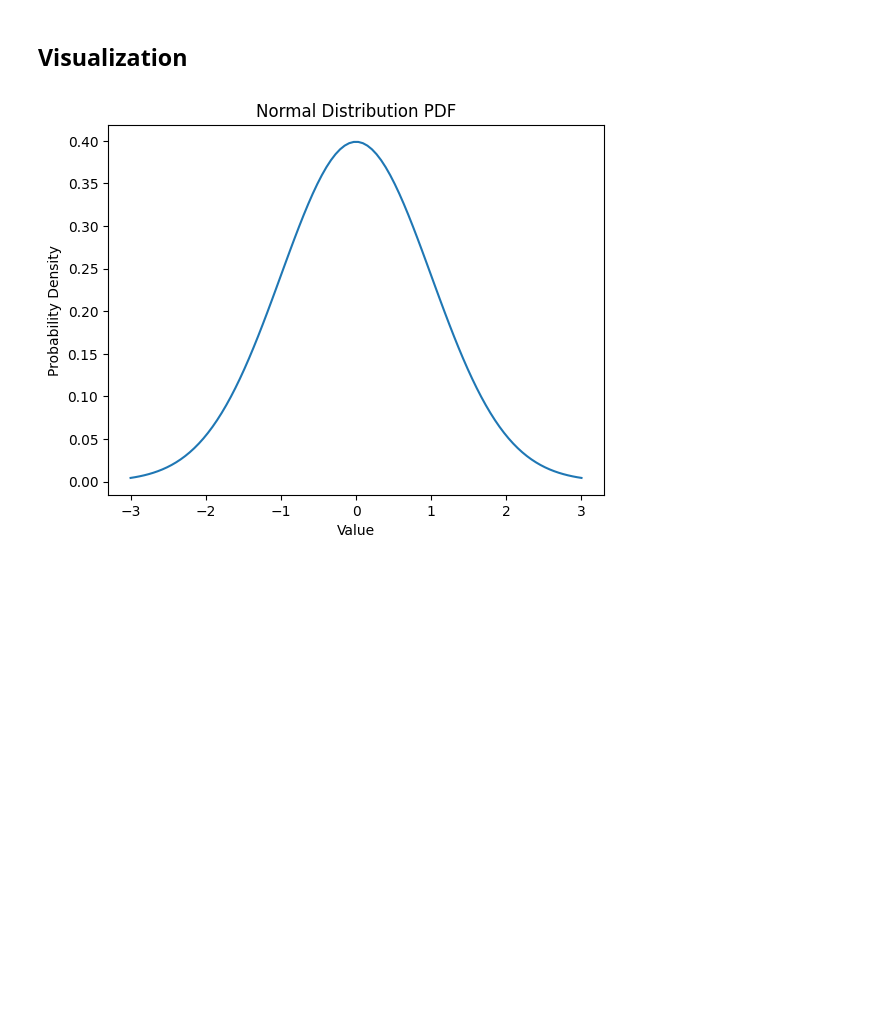
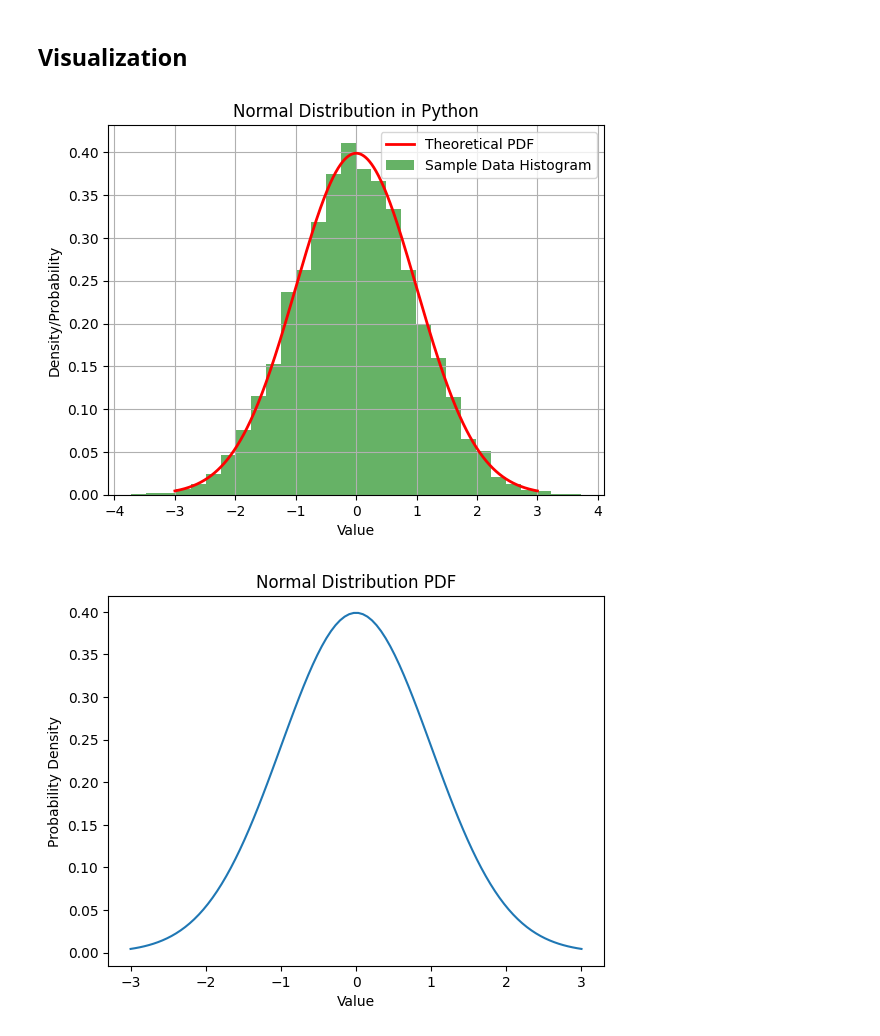
Before and after one commit to Bayan2019/kaz-gu, a Jupyter notebook: 01-ipynb/00-probability-theory/02-normal-distribution.ipynb, the cells around one changed output. Saved outputs shown, nothing was run; the diff lists cells and outputs as text; code cells hidden in the pictures; blank space fills up the shorter version.

```diff
--- a/01-ipynb/00-probability-theory/02-normal-distribution.ipynb
+++ b/01-ipynb/00-probability-theory/02-normal-distribution.ipynb
@@ -45,6 +42,36 @@ print(f"PPF at 0.95: {ppf_0_95}")
 PPF at 0.95: 1.6448536269514722
 # %% [markdown]
 ## Visualization
+# %%
+# Parameters for the distribution
+mu, sigma = 0, 1
+
+# Generate 10000 random numbers with mean=0 and standard deviation=1 (standard normal distribution)
+data = np.random.normal(loc=mu, scale=sigma, size=10000)
+
+# Generate 100 random numbers with mean=0 and standard deviation=1
+data_custom = np.random.normal(loc=mu, scale=sigma, size=100)
+# %%
+# Generate x values for the theoretical curve
+x = np.linspace(mu - 3*sigma, mu + 3*sigma, 1000)
+
+# Calculate the PDF for the theoretical curve
+pdf = norm.pdf(x, loc=mu, scale=sigma)
+
+# Plot the theoretical curve
+plt.plot(x, pdf, 'r-', lw=2, label='Theoretical PDF')
+
+# Plot a histogram of random samples for comparison
+plt.hist(data, bins=30, density=True, alpha=0.6, color='g', label='Sample Data Histogram')
+
+plt.xlabel('Value')
+plt.ylabel('Density/Probability')
+plt.title('Normal Distribution in Python')
+plt.legend()
+plt.grid(True)
+plt.show()
+# %% [output]
+[figure, added]
 # %%
 # Plotting the PDF
 x = np.linspace(-3, 3, 100)
```
Also changed, not shown: parts of 8 cells of this notebook, 7 other files.
